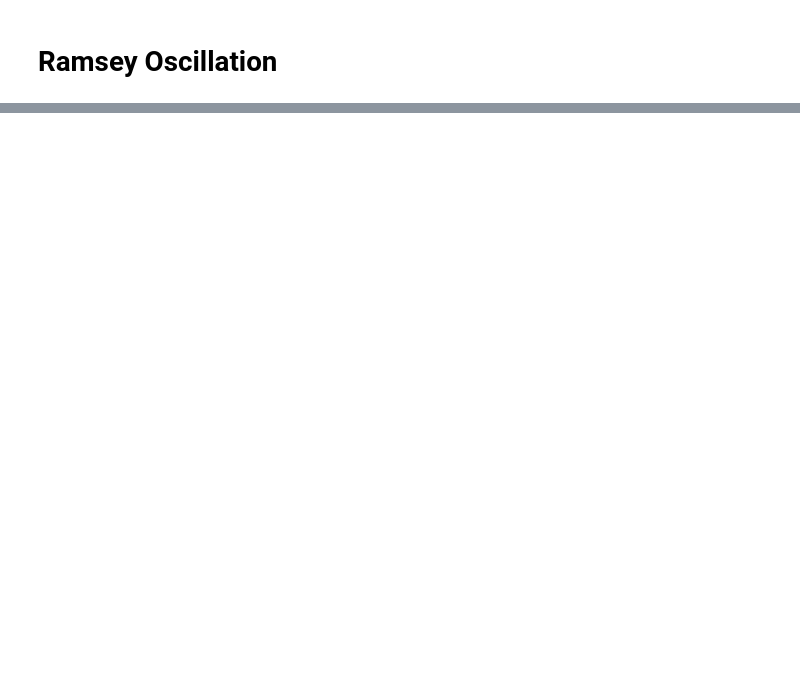
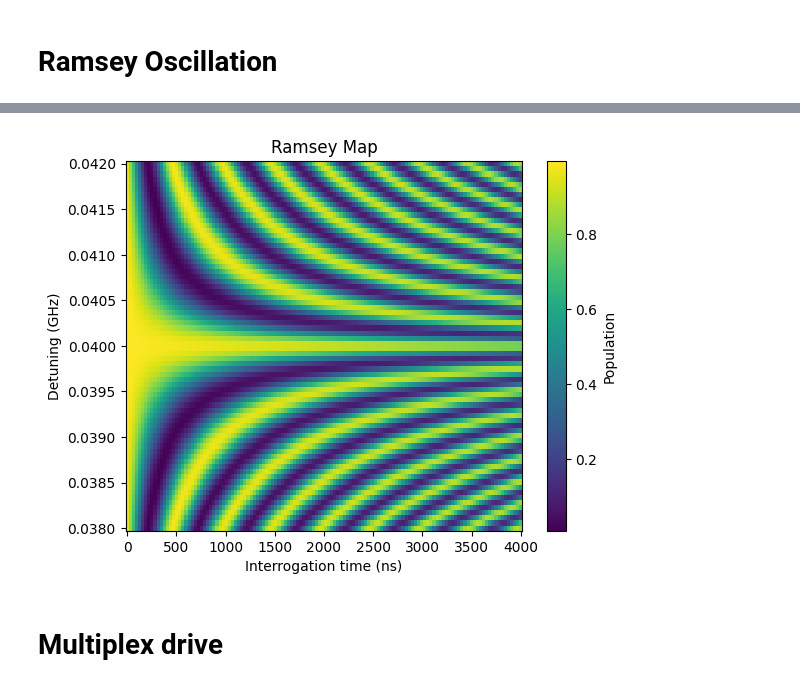
Before and after one commit to jyamaoka/qubit_zz_coupling, a Jupyter notebook: examples/ramsey_scan.ipynb, the cells around one changed output, grey strips where cells are left out. Saved outputs shown, nothing was run; the diff lists cells and outputs as text; code cells hidden in the pictures; blank space fills up the shorter version.

```diff
--- a/examples/ramsey_scan.ipynb
+++ b/examples/ramsey_scan.ipynb
@@ -83,3 +145,19 @@ Text(0, 0.5, 'Excitation expectation value')
+# %%
+
+# prompt: Plot exp pcolor map with T and Det as axis
+
+
+# Assuming T and Det and exp are defined from the previous code block
+plt.pcolormesh(T, Det_p, rmap)
+plt.xlabel("Interrogation time (ns)")
+plt.ylabel("Detuning (GHz)")
+plt.title("Ramsey Map")
+plt.colorbar(label="Population")
+plt.show()
+# %% [output]
+[figure, added]
+# %% [markdown]
+# Multiplex drive
 # %%
 # Get fresh settings
 SYSTEM_PARAMS = SYSTEM_PARAMS_base.copy()
```
Also changed, not shown: parts of 29 cells of this notebook, 3 other files.
